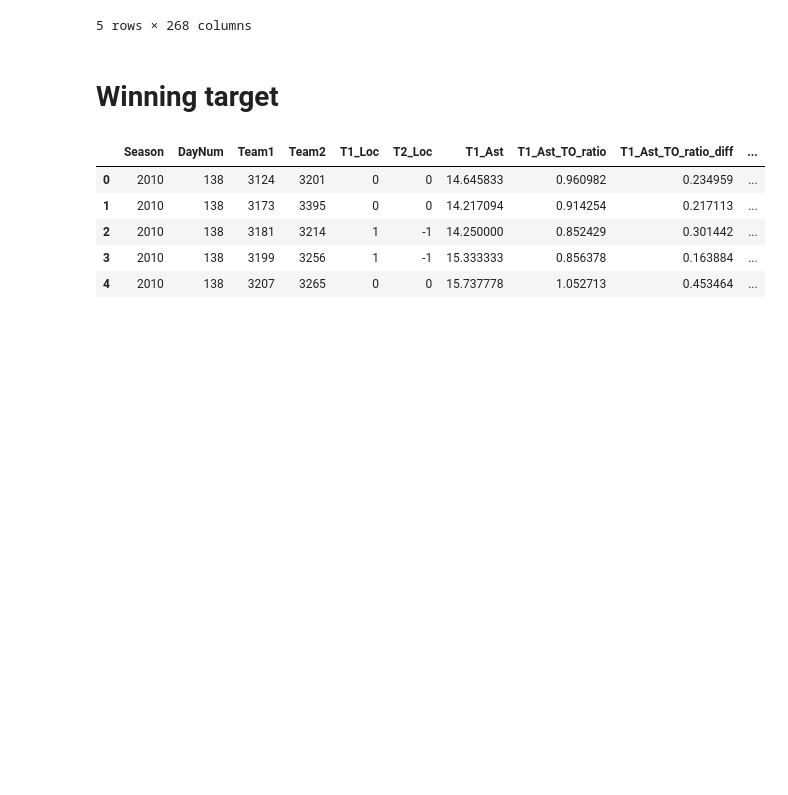
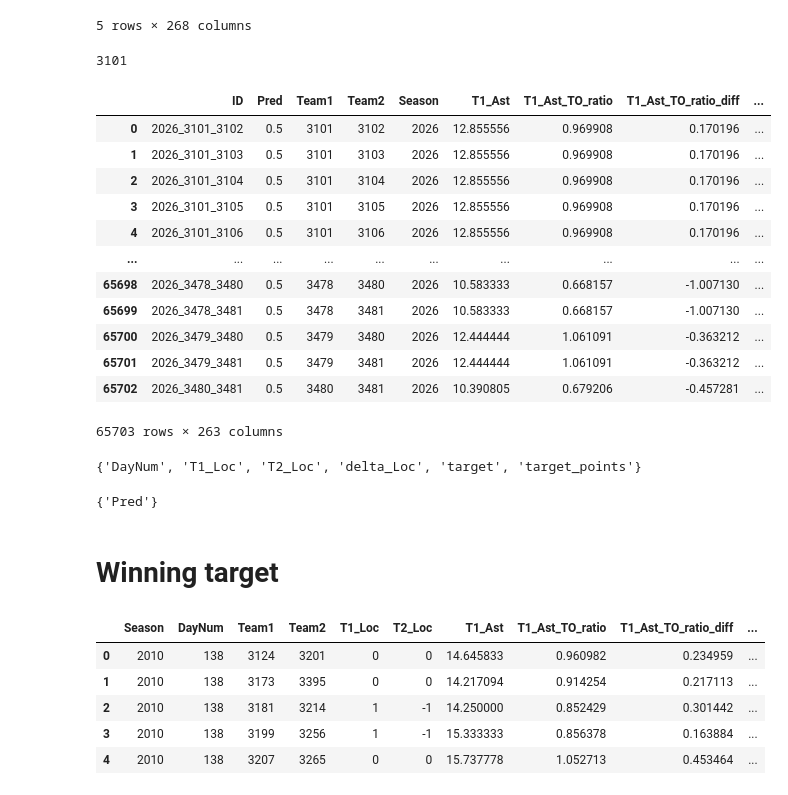
Before and after one commit to lucabasa/kaggle_competitions, a Jupyter notebook: march_madness/02_pre_model_women.ipynb, the cells around one changed output. Saved outputs shown, nothing was run; the diff lists cells and outputs as text; code cells hidden in the pictures; blank space fills up the shorter version.

```diff
--- a/march_madness/02_pre_model_women.ipynb
+++ b/march_madness/02_pre_model_women.ipynb
@@ -46,3 +46,35 @@ women_training.head()
 | 3 | 2010 | 138 | 3199 | 3256 | 1 | 14 | 1 | -1 | 2010_3199_3256 | 15.333333 | ... |
 | 4 | 2010 | 138 | 3207 | 3265 | 1 | 20 | 0 | 0 | 2010_3207_3265 | 15.737778 | ... |
 5 rows × 268 columns
+# %%
+women_reg["TeamID"].min()
+# %% [output]
+3101
+# %%
+test_data_reg = women_reg[women_reg["Season"] == 2026].copy()
+test_data_reg.loc[test_data_reg["Seed"].isna(), "Seed"] = 99
+test_data_reg.loc[test_data_reg["region"].isna(), "region"] = "Missing"
+sub = pd.read_csv("data/march-machine-learning-mania-2026/SampleSubmissionStage2.csv")
+sub["Team1"] = sub["ID"].apply(lambda x: int(x[5:9]))
+sub["Team2"] = sub["ID"].apply(lambda x: int(x[10:]))
+sub["Season"] = 2026
+sub = sub[sub["Team1"] > 1481].copy()
+test_data = make_training_data(test_data_reg, sub)
+test_data = add_stage(test_data)
+test_data = add_quality(test_data, women_reg_details[women_reg_details["Season"] == 2026])
+# %%
+test_data
+# %% [output]
+|  | ID | Pred | Team1 | Team2 | Season | T1_Ast | T1_Ast_TO_ratio | T1_Ast_TO_ratio_diff | ... |
+| 0 | 2026_3101_3102 | 0.5 | 3101 | 3102 | 2026 | 12.855556 | 0.969908 | 0.170196 | ... |
+| 1 | 2026_3101_3103 | 0.5 | 3101 | 3103 | 2026 | 12.855556 | 0.969908 | 0.170196 | ... |
+| 2 | 2026_3101_3104 | 0.5 | 3101 | 3104 | 2026 | 12.855556 | 0.969908 | 0.170196 | ... |
+| 3 | 2026_3101_3105 | 0.5 | 3101 | 3105 | 2026 | 12.855556 | 0.969908 | 0.170196 | ... |
+| 4 | 2026_3101_3106 | 0.5 | 3101 | 3106 | 2026 | 12.855556 | 0.969908 | 0.170196 | ... |
+| ... | ... | ... | ... | ... | ... | ... | ... | ... | ... |
+| 65698 | 2026_3478_3480 | 0.5 | 3478 | 3480 | 2026 | 10.583333 | 0.668157 | -1.007130 | ... |
+| 65699 | 2026_3478_3481 | 0.5 | 3478 | 3481 | 2026 | 10.583333 | 0.668157 | -1.007130 | ... |
+| 65700 | 2026_3479_3480 | 0.5 | 3479 | 3480 | 2026 | 12.444444 | 1.061091 | -0.363212 | ... |
+| 65701 | 2026_3479_3481 | 0.5 | 3479 | 3481 | 2026 | 12.444444 | 1.061091 | -0.363212 | ... |
+| 65702 | 2026_3480_3481 | 0.5 | 3480 | 3481 | 2026 | 10.390805 | 0.679206 | -0.457281 | ... |
+65703 rows × 263 columns
@@ -49,3 +83,11 @@ women_training.head()
+# %%
+set(women_training.columns) - set(test_data.columns)
+# %% [output]
+{'DayNum', 'T1_Loc', 'T2_Loc', 'delta_Loc', 'target', 'target_points'}
+# %%
+set(test_data.columns) - set(women_training.columns)
+# %% [output]
+{'Pred'}
 # %% [markdown]
 # Winning target
 # %%
```
Also changed, not shown: parts of 1 cell of this notebook, 6 other files.
